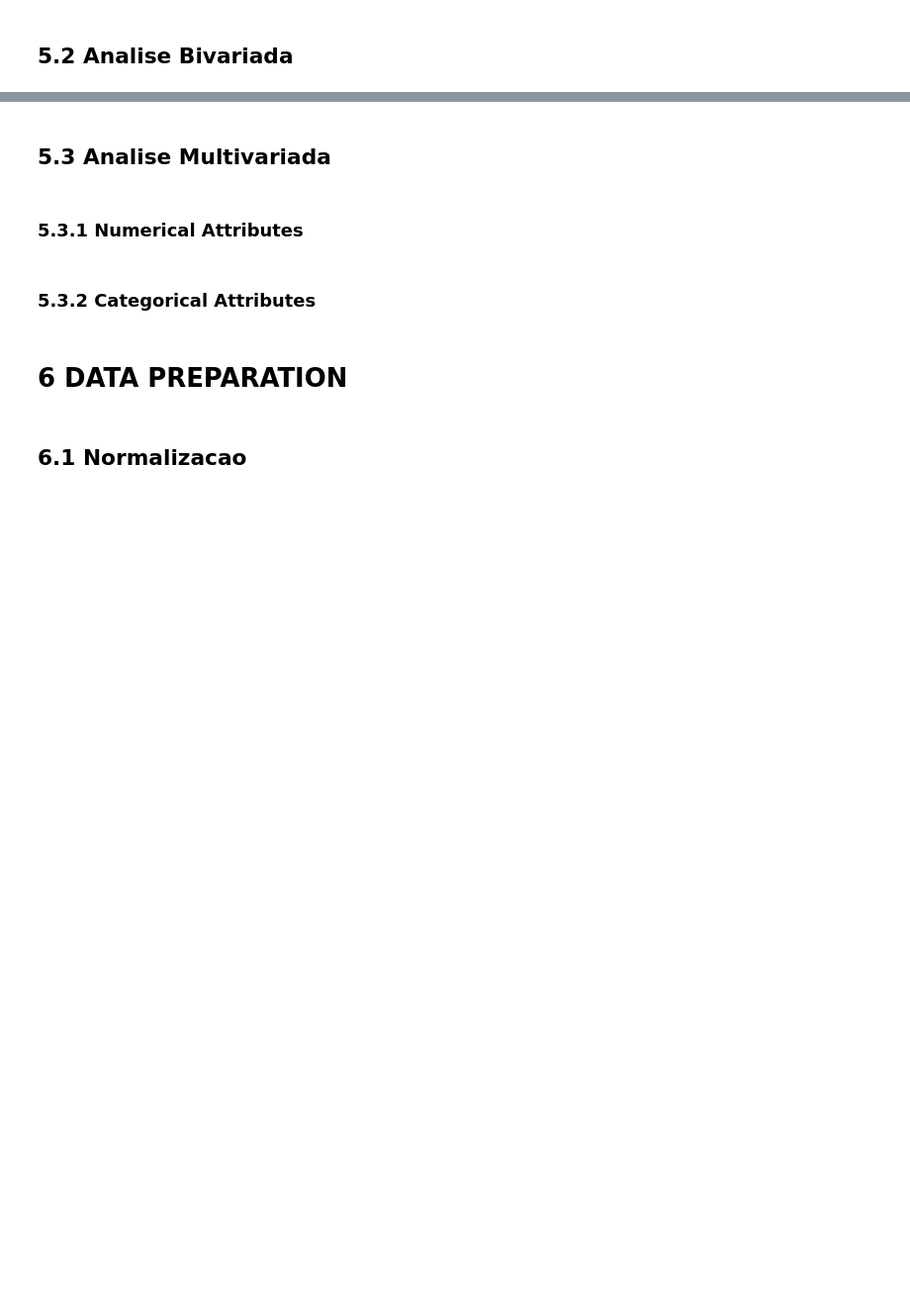
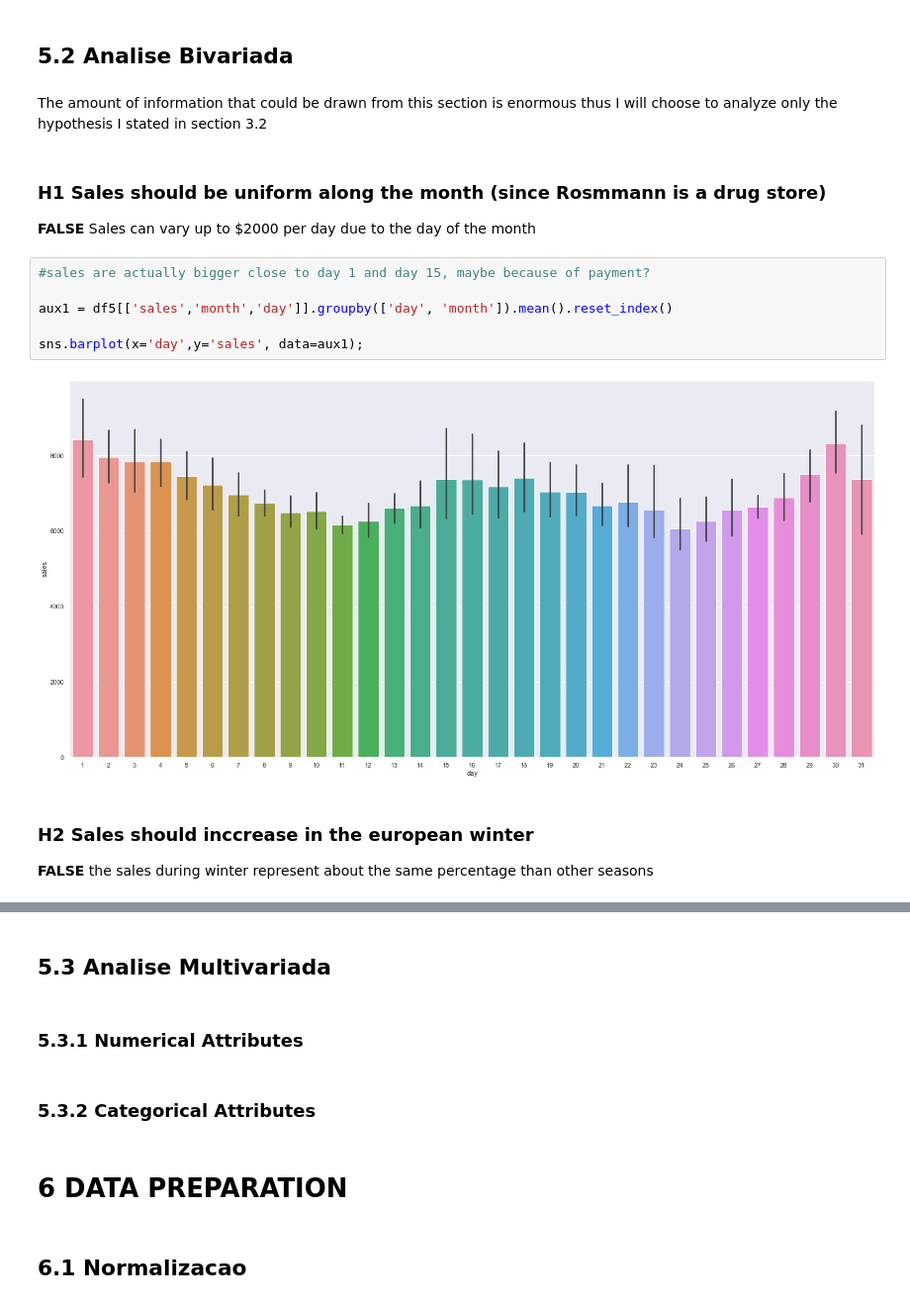
Before and after one commit to rafael-asousa/Sales-Prediction, a Jupyter notebook: notebook/Notebook-Sales-Prediction.ipynb, the cells around one changed output, grey strips where cells are left out. Shown at 99% size. Drawn from its saved outputs; the diff is of its cells as text; blank space fills up the shorter version.

```diff
--- a/notebook/Notebook-Sales-Prediction.ipynb
+++ b/notebook/Notebook-Sales-Prediction.ipynb
@@ -431,2 +481,18 @@ df3['state_holiday'] = df3['state_holiday'].apply( lambda x: 'public_holiday' if
 # %% [markdown]
 ## 5.2 Analise Bivariada
+# %% [markdown]
+The amount of information that could be drawn from this section is enormous thus I will choose to analyze only the hypothesis I stated in section 3.2
+# %% [markdown]
+### H1 Sales should be uniform along the month (since Rosmmann is a drug store)
+**FALSE** Sales can vary up to \$2000 per day due to the day of the month
+# %%
+#sales are actually bigger close to day 1 and day 15, maybe because of payment?
+
+aux1 = df5[['sales','month','day']].groupby(['day', 'month']).mean().reset_index()
+
+sns.barplot(x='day',y='sales', data=aux1);
+# %% [output]
+[figure, added]
+# %% [markdown]
+### H2 Sales should inccrease in the european winter
+**FALSE** the sales during winter represent about the same percentage than other seasons
```
Also changed, not shown: parts of 23 cells of this notebook.
